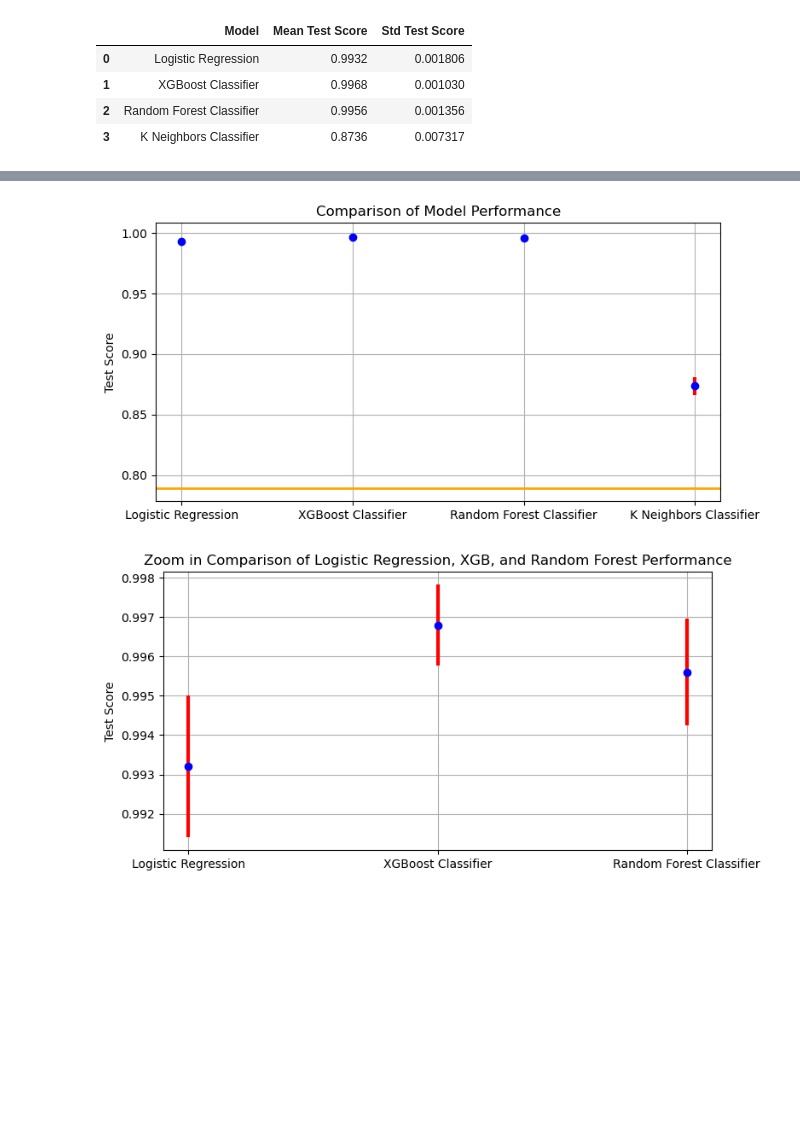
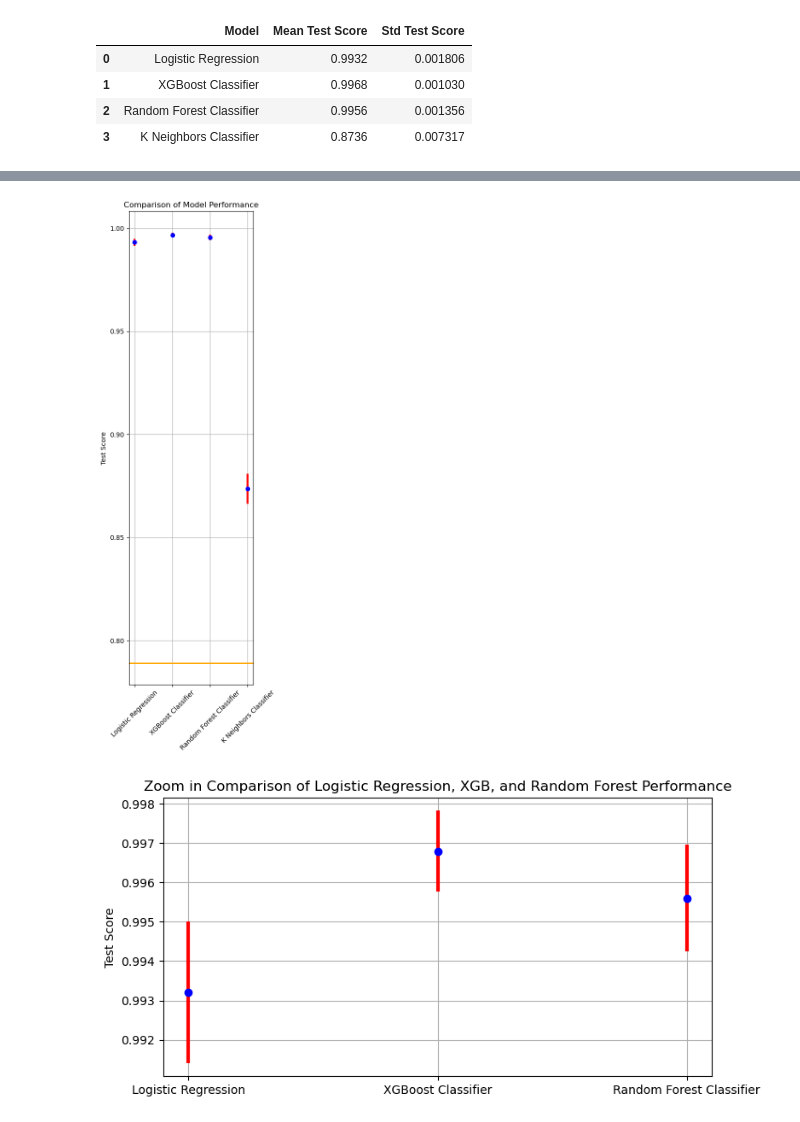
Before and after one commit to yxing12/data1030-load-default-prob, a Jupyter notebook: loan_default_prob_20w.ipynb, the cells around one changed output, grey strips where cells are left out. Drawn from its saved outputs; the diff is of its cells as text; code cells hidden in the pictures; blank space fills up the shorter version.

```diff
--- a/loan_default_prob_20w.ipynb
+++ b/loan_default_prob_20w.ipynb
@@ -1329,3 +1348,16 @@ model_performances_df
 | 1 | XGBoost Classifier | 0.9968 | 0.001030 |
 | 2 | Random Forest Classifier | 0.9956 | 0.001356 |
 | 3 | K Neighbors Classifier | 0.8736 | 0.007317 |
+# %%
+# Data dictionary
+data = {
+    "Model": ["Logistic Regression", "XGBoost Classifier", "Random Forest Classifier", "K Neighbors Classifier"],
+    "Mean Test Score": [0.9932, 0.9968, 0.9956, 0.8736],
+    "Std Test Score": [0.001806, 0.001030, 0.001356, 0.007317]
+}
+
+# Creating DataFrame
+model_performances_df = pd.DataFrame(data)
+
+# Display the DataFrame
+model_performances_df
@@ -1332,27 +1370,28 @@ model_performances_df
 # %%
 # Visualize Model Performances
 
-plt.figure(figsize=(8,4))
+plt.figure(figsize=(4,12))
 
 # plot model performances (mean test score + standard deviation)
 for i in range(len(model_performances_df)):
     plt.errorbar(i, model_performances_df['Mean Test Score'][i], yerr=model_performances_df['Std Test Score'][i], fmt='o', color='b',
                  ecolor='r', elinewidth=3, capsize=0)
 
 # Add a line for baseline accuracy
 plt.axhline(y=0.78896, color='orange', linestyle='-', linewidth=2, label='Baseline Accuracy')
 
 # Customize the plot with labels, title, and grid
 plt.xticks(range(len(model_performances_df)), model_performances_df['Model'])
+plt.xticks(rotation=45)
 plt.title('Comparison of Model Performance')
 plt.ylabel('Test Score')
 plt.grid(True)
 
 # Show the plot
 plt.tight_layout()
 plt.show()
 # %% [output]
-[figure, old version]
+[figure, new version]
 # %%
 # Zoom in on Logistic Regression, XGB, Random Forest
 
```
Also changed, not shown: parts of 14 cells of this notebook, 1 other file.
